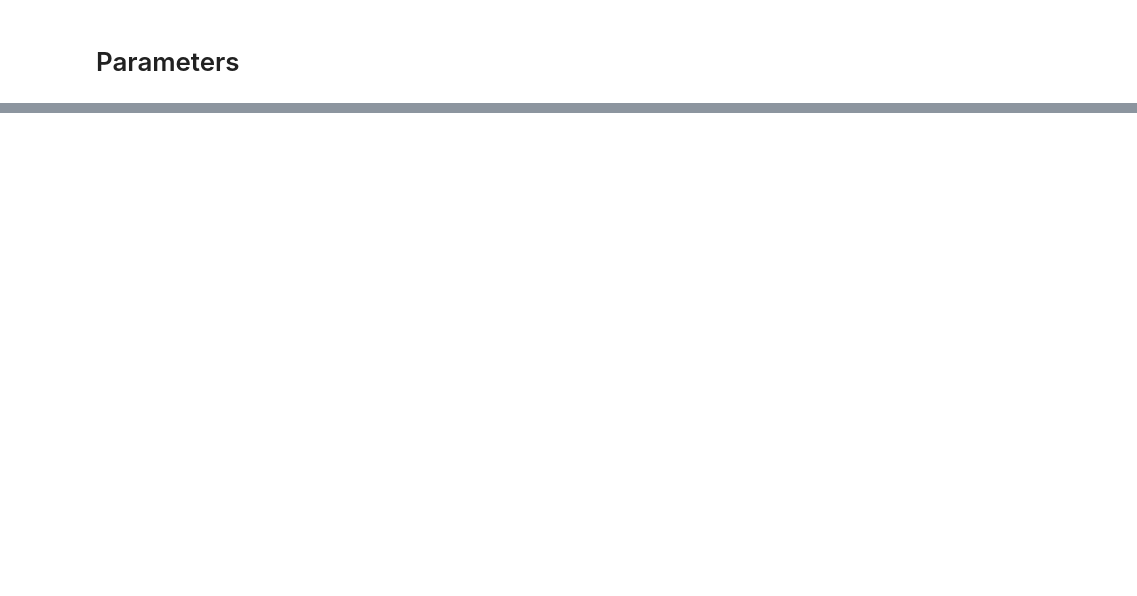
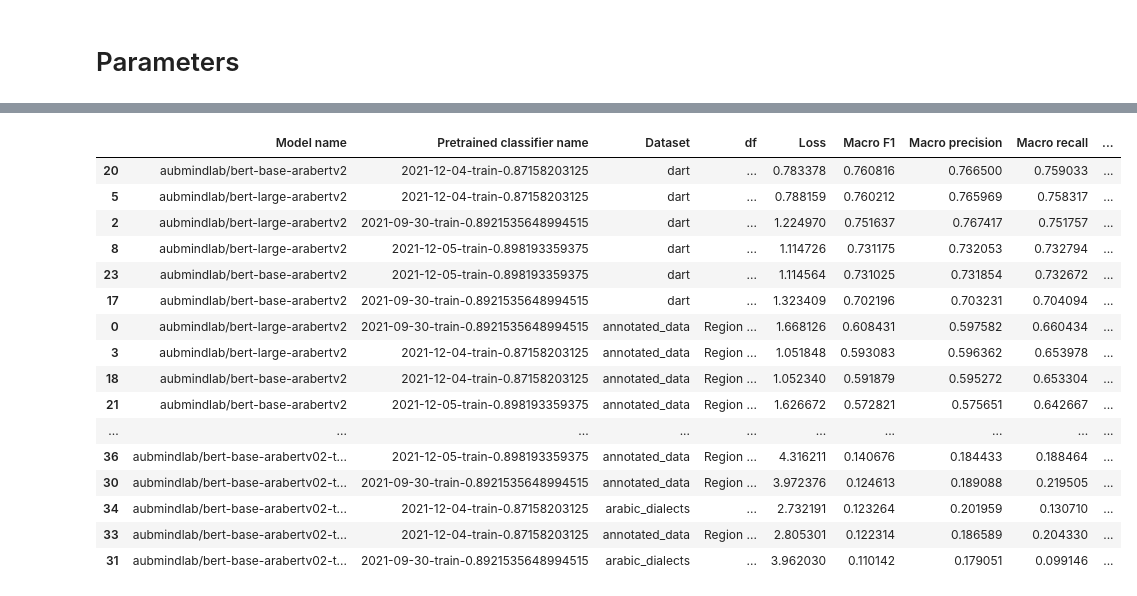
Before and after one commit to d7miiZ/Dialect-Graduation-Project, a Jupyter notebook: code/test_model.ipynb, the cells around one changed output, grey strips where cells are left out. Cells and saved outputs as stored; diff of their text form; code cells hidden in the pictures; blank space fills up the shorter version.

Commit message:
Test AraBERT and traditional models

```diff
--- a/code/test_model.ipynb
+++ b/code/test_model.ipynb
@@ -38,10 +38,23 @@ sequence_length: int = 32 # Not sure what happens when setting it with a number
 # Model
 model_name = "aubmindlab/bert-base-arabertv2"
 # model_name: str = "aubmindlab/bert-large-arabertv2"
+model_names = [
+    "aubmindlab/bert-large-arabertv2",
+    "aubmindlab/bert-base-arabertv2",
+    "aubmindlab/bert-base-arabertv02-twitter"
+]
+
 pretrained_classifier_name: str = "2021-09-30-train-0.8921535648994515"
+pretrained_classifier_names = [name[name.rindex("\\")+1:] for name in glob("models\\finalized_models\\*")]
+pretrained_classifier_names.pop(-1)
 
 # Data
 df: pd.DataFrame = get_annotated_data_folder_data()
+dfs = {
+    "annotated_data": get_annotated_data_folder_data(),
+    "arabic_dialects": get_arabic_dialects_dataset_folder_data(),
+    "dart": get_dart_folder_data()
+}
 
 # Paths
 code_folder_path: str = ""
@@ -171,0 +96,24 @@ The default value for the training argument `--report_to` will change in v5 (fro
+# %%
+import gc
+gc.collect()
+torch.cuda.empty_cache()
+results = []
+for model_name_ in model_names:
+    for pretrained_classifier_name_ in pretrained_classifier_names:
+        for name_df, df_ in dfs.items():
+            r = test(model_name_, pretrained_classifier_name_, df_)
+            results.append((model_name_, pretrained_classifier_name_, name_df, df_,
+                 r["test_loss"], r["test_macro_f1"], r["test_macro_precision"], r["test_macro_recall"], r["test_accuracy"]
+            ))
+            gc.collect()
+            torch.cuda.empty_cache()
+# %%
+for model_name_ in ["aubmindlab/bert-base-arabertv02-twitter"]:
+    for pretrained_classifier_name_ in pretrained_classifier_names:
+        for name_df, df_ in dfs.items():
+            r = test(model_name_, pretrained_classifier_name_, df_)
+            results.append((model_name_, pretrained_classifier_name_, name_df, df_,
+                 r["test_loss"], r["test_macro_f1"], r["test_macro_precision"], r["test_macro_recall"], r["test_accuracy"]
+            ))
+            gc.collect()
+            torch.cuda.empty_cache()
@@ -171,0 +138,21 @@ The default value for the training argument `--report_to` will change in v5 (fro
+# %%
+df_results = pd.DataFrame(results, columns=["Model name", "Pretrained classifier name", "Dataset", "df", "Loss", "Macro F1", "Macro precision", "Macro recall", "Accuracy"])
+df_results.sort_values("Macro F1", ascending=False)
+# %% [output]
+|  | Model name | Pretrained classifier name | Dataset | df | Loss | Macro F1 | Macro precision | Macro recall | ... |
+| 20 | aubmindlab/bert-base-arabertv2 | 2021-12-04-train-0.87158203125 | dart | ... | 0.783378 | 0.760816 | 0.766500 | 0.759033 | ... |
+| 5 | aubmindlab/bert-large-arabertv2 | 2021-12-04-train-0.87158203125 | dart | ... | 0.788159 | 0.760212 | 0.765969 | 0.758317 | ... |
+| 2 | aubmindlab/bert-large-arabertv2 | 2021-09-30-train-0.8921535648994515 | dart | ... | 1.224970 | 0.751637 | 0.767417 | 0.751757 | ... |
+| 8 | aubmindlab/bert-large-arabertv2 | 2021-12-05-train-0.898193359375 | dart | ... | 1.114726 | 0.731175 | 0.732053 | 0.732794 | ... |
+| 23 | aubmindlab/bert-base-arabertv2 | 2021-12-05-train-0.898193359375 | dart | ... | 1.114564 | 0.731025 | 0.731854 | 0.732672 | ... |
+| 17 | aubmindlab/bert-base-arabertv2 | 2021-09-30-train-0.8921535648994515 | dart | ... | 1.323409 | 0.702196 | 0.703231 | 0.704094 | ... |
+| 0 | aubmindlab/bert-large-arabertv2 | 2021-09-30-train-0.8921535648994515 | annotated_data | Region ... | 1.668126 | 0.608431 | 0.597582 | 0.660434 | ... |
+| 3 | aubmindlab/bert-large-arabertv2 | 2021-12-04-train-0.87158203125 | annotated_data | Region ... | 1.051848 | 0.593083 | 0.596362 | 0.653978 | ... |
+| 18 | aubmindlab/bert-base-arabertv2 | 2021-12-04-train-0.87158203125 | annotated_data | Region ... | 1.052340 | 0.591879 | 0.595272 | 0.653304 | ... |
+| 21 | aubmindlab/bert-base-arabertv2 | 2021-12-05-train-0.898193359375 | annotated_data | Region ... | 1.626672 | 0.572821 | 0.575651 | 0.642667 | ... |
+| ... | ... | ... | ... | ... | ... | ... | ... | ... | ... |
+| 36 | aubmindlab/bert-base-arabertv02-t... | 2021-12-05-train-0.898193359375 | annotated_data | Region ... | 4.316211 | 0.140676 | 0.184433 | 0.188464 | ... |
+| 30 | aubmindlab/bert-base-arabertv02-t... | 2021-09-30-train-0.8921535648994515 | annotated_data | Region ... | 3.972376 | 0.124613 | 0.189088 | 0.219505 | ... |
+| 34 | aubmindlab/bert-base-arabertv02-t... | 2021-12-04-train-0.87158203125 | arabic_dialects | ... | 2.732191 | 0.123264 | 0.201959 | 0.130710 | ... |
+| 33 | aubmindlab/bert-base-arabertv02-t... | 2021-12-04-train-0.87158203125 | annotated_data | Region ... | 2.805301 | 0.122314 | 0.186589 | 0.204330 | ... |
+| 31 | aubmindlab/bert-base-arabertv02-t... | 2021-09-30-train-0.8921535648994515 | arabic_dialects | ... | 3.962030 | 0.110142 | 0.179051 | 0.099146 | ... |
```
Also changed, not shown: parts of 13 cells of this notebook, 2 other files.
